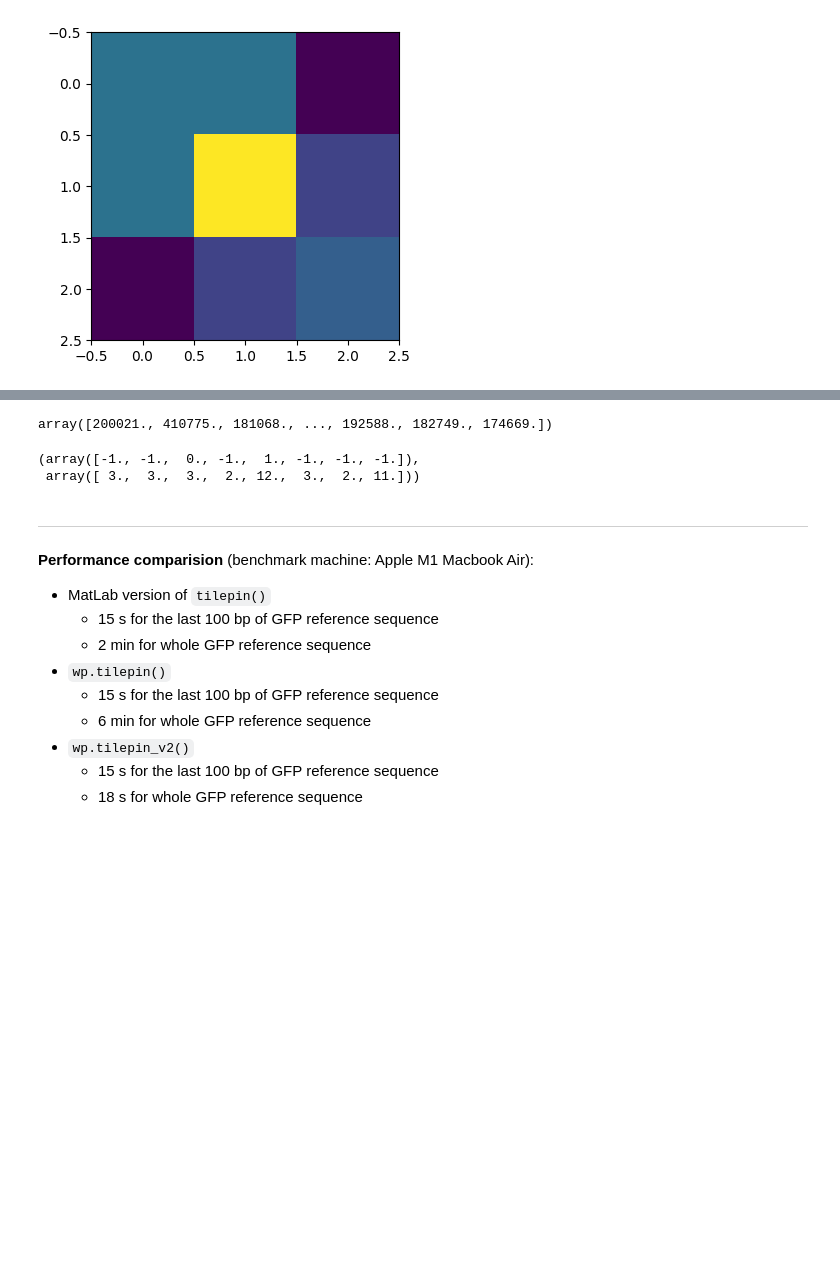
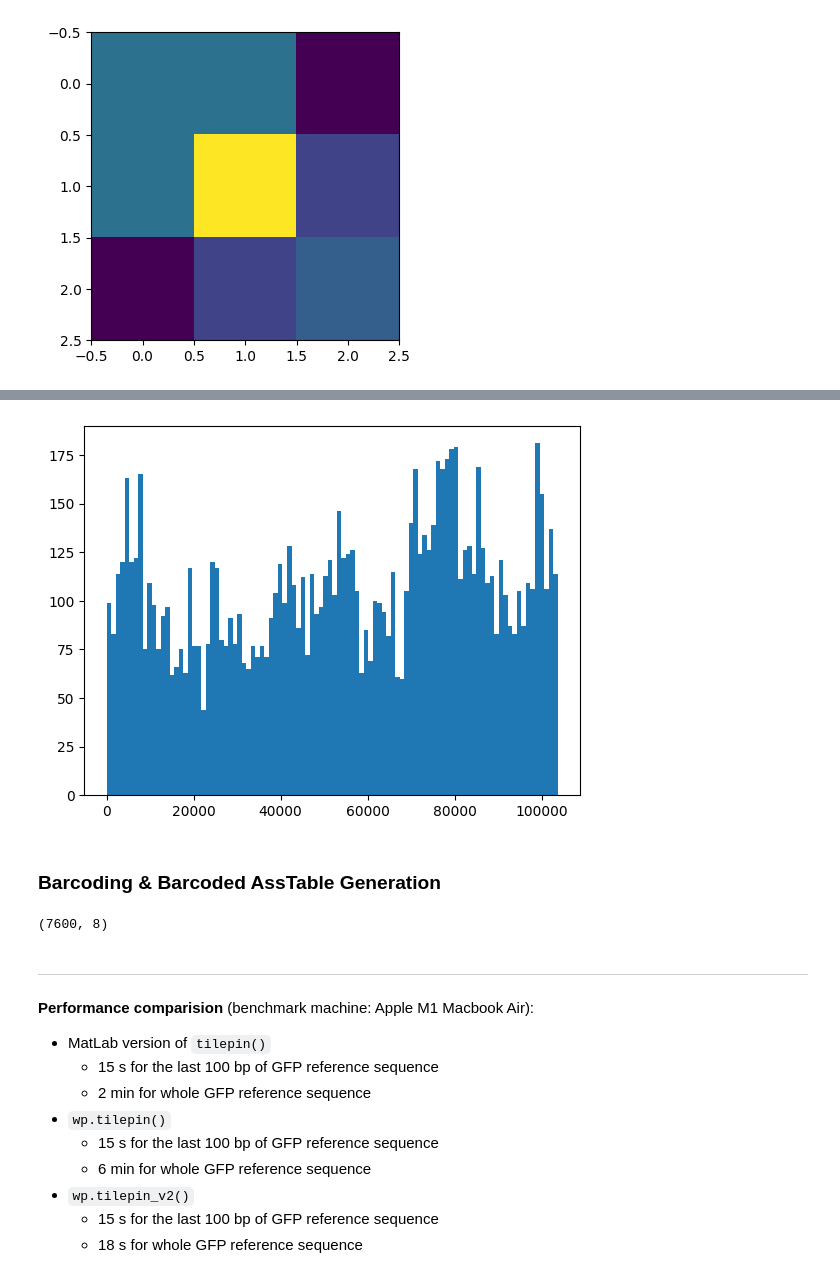
Before and after one commit to cbashorlab/WIMPY, a Jupyter notebook: example_script_python.ipynb, the cells around one changed output, grey strips where cells are left out. Cells and saved outputs as stored; diff of their text form; code cells hidden in the pictures; blank space fills up the shorter version.

```diff
--- a/example_script_python.ipynb
+++ b/example_script_python.ipynb
@@ -96,12 +111,14 @@ Assign terminators
 _, term_variants_counts = wp.viscount(t_regions, terminators_100k, 0.2, return_confusion_matrix=False, verbose=True)
 
 # custom scaling of terminators
-term_variants_counts[:, 1] -= term_variants_counts[:, 0] * 1.5
-term_variants_counts[:, 2] -= term_variants_counts[:, 1]
-term_variants_counts[term_variants_counts < 10] = 0
+term_variants_counts_adjusted = np.zeros((num_seqs, 3))
+term_variants_counts_adjusted[:, 0] = term_variants_counts[:, 0]
+term_variants_counts_adjusted[:, 1] = term_variants_counts[:, 1] - term_variants_counts[:, 0] * 1.5
+term_variants_counts_adjusted[:, 2] = term_variants_counts[:, 2] - term_variants_counts[:, 1]
+term_variants_counts_adjusted[term_variants_counts_adjusted < 10] = -1
 
-term_variants = np.argmax(term_variants_counts, axis=1)
-term_variants[np.sum(term_variants_counts, axis=1) < 1] = -1
+term_variants = np.argmax(term_variants_counts_adjusted, axis=1)
+term_variants[np.sum(term_variants_counts_adjusted, axis=1) < 1] = -1
 # %% [markdown]
 Combine assignment for the reporter
 # %%
@@ -207,8 +224,8 @@ IDR_tiles, _, IDR_conf = wp.viscount(
     verbose=True
 )
 
-IDR_variants = np.argmax(IDR_tiles, axis=1)
-IDR_variants[(IDR_len < 500) & (IDR_len > 150)] = 1
+IDR_variants = np.argmax(IDR_tiles, axis=1) + 1
+IDR_variants[(IDR_len < 500) & (IDR_len > 150)] = 0
 
 # visualize confusion matrix
 # plt.figure(figsize=(4, 4))
@@ -246,32 +257,24 @@ _, term_synTF_match_counts, _ = wp.viscount(
 )
 
 # Initialize the scaled terminator variants
-term_synTF_match_counts_scaled = np.ones_like(term_synTF_match_counts)
+term_synTF_match_counts_scaled = np.zeros_like(term_synTF_match_counts)
 threshold = 10
 key_indices = [0, 3, 6, 9]
 
 # Process terminator variants
 for i in range(num_seqs):  # Loop through rows (each variant)
     for k in key_indices:
-        m = term_synTF_match_counts[i, k]
-        n = term_synTF_match_counts[i, k + 1] - 175
-        o = term_synTF_match_counts[i, k + 2] - 350
+        if term_synTF_match_counts[i, k] < threshold: continue
 
-        if m < threshold:
-            m = 0
-            n = 0
-            o = 0
-
-        term_synTF_match_counts_scaled[i, k] = m
-        term_synTF_match_counts_scaled[i, k + 1] = n
-        term_synTF_match_counts_scaled[i, k + 2] = o
+        term_synTF_match_counts_scaled[i, k] = term_synTF_match_counts[i, k]
+        term_synTF_match_counts_scaled[i, k + 1] = term_synTF_match_counts[i, k + 1] - 175
+        term_synTF_match_counts_scaled[i, k + 2] = term_synTF_match_counts[i, k + 2] - 350
 
 # Determine indices of maximum scaled terminator variants
-term_synTF_variants = np.argmax(term_synTF_match_counts_scaled, axis=1) + 1
+term_synTF_variants = np.argmax(term_synTF_match_counts_scaled, axis=1)
 
 # Adjust indices based on summed thresholds
-x = np.sum(term_synTF_match_counts[:, key_indices], axis=1)
-term_synTF_match_counts[x < 20] = 0
+term_synTF_variants[np.sum(term_synTF_match_counts[:, key_indices], axis=1) < 20] = -1
 
 # Calculate assignments for synTF variants
 synTF_variants = np.stack([
@@ -284,11 +287,13 @@ synTF_variants = np.stack([
 # %%
 all_100k_variants = np.concatenate([synTF_variants, reporter_variants], axis=1)
 library_100k = all_100k_variants @ np.array([1, 4, 16, 80, 240, 2880, 11520, 34560]).T
-library_100k
+library_100k[np.any(all_100k_variants < 0, axis=1)] = -1
+
+# visualize library balance
+plt.figure()
+plt.hist(library_100k[library_100k >= 0], bins=100)
+plt.show()
 # %% [output]
-array([200021., 410775., 181068., ..., 192588., 182749., 174669.])
+[figure, added]
-# %%
-np.min(all_100k_variants, axis=0), np.max(all_100k_variants, axis=0)
-# %% [output]
-(array([-1., -1.,  0., -1.,  1., -1., -1., -1.]),
- array([ 3.,  3.,  3.,  2., 12.,  3.,  2., 11.]))
+# %% [markdown]
+### Barcoding & Barcoded AssTable Generation
@@ -295,3 +356,7 @@ np.min(all_100k_variants, axis=0), np.max(all_100k_variants, axis=0)
+# %%
+barcoded_variants.shape
+# %% [output]
+(7600, 8)
 # %% [markdown]
 -------------------------
 
```
Also changed, not shown: parts of 8 cells of this notebook, 2 other files.
